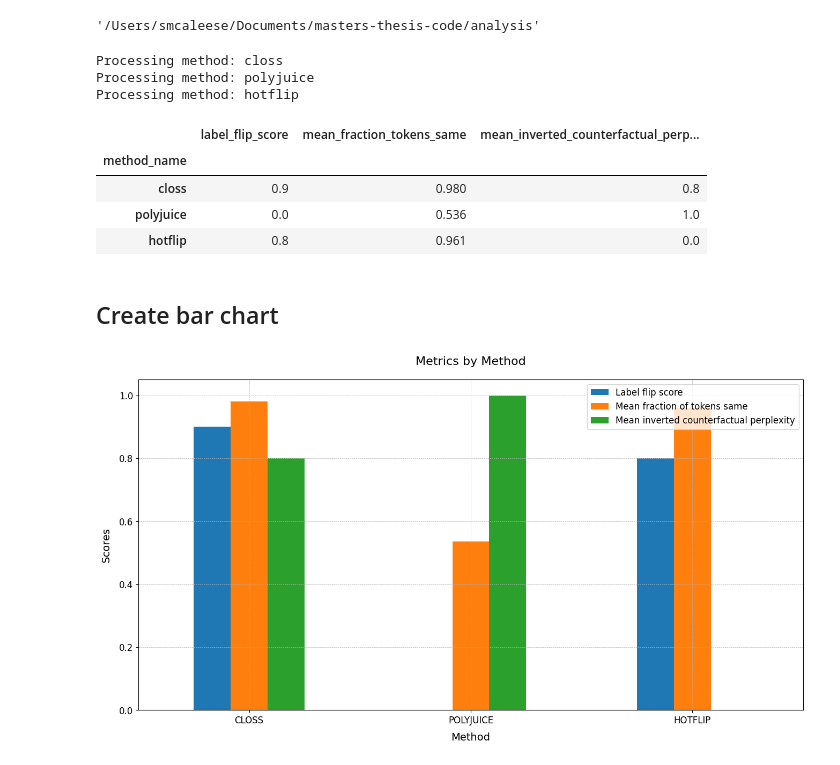
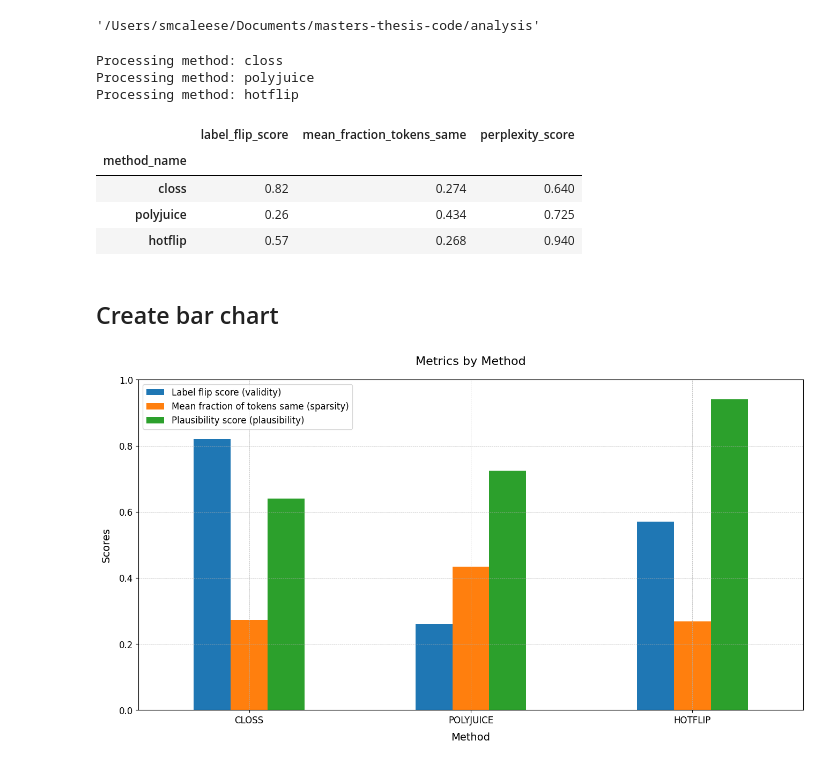
Before and after one commit to smcaleese/text-counterfactual-explanation-methods, a Jupyter notebook: analysis/results-analysis.ipynb, the cells around one changed output. Drawn from its saved outputs; the diff is of its cells as text; code cells hidden in the pictures.

Commit message:
Added new perplexity score, sst_formatter for CLOSS

```diff
--- a/analysis/results-analysis.ipynb
+++ b/analysis/results-analysis.ipynb
@@ -17,12 +17,17 @@ Metrics to calculate:
 # %% [output]
 '/Users/smcaleese/Documents/masters-thesis-code/analysis'
 # %%
+def calculate_perplexity_score(counterfactual_perplexity, original_perplexity):
+    ratio = counterfactual_perplexity / original_perplexity
+    score = 1 - (ratio - 1)
+    return round(score, 3)
+
 def calculate_metrics(df, precision=3):
     """Calculate and round metrics from the given DataFrame."""
     metrics = {
         "label_flip_score": df["found_flip"].mean(),
         "mean_fraction_tokens_same": df["frac_tokens_same"].mean(),
-        "mean_inverted_counterfactual_perplexity": 1 / df["counterfactual_perplexity"].mean(),
+        "perplexity_score": calculate_perplexity_score(df["counterfactual_perplexity"].mean(), df["original_perplexity"].mean())
     }
     return {key: round(value, precision) for key, value in metrics.items()}
 
@@ -37,7 +42,7 @@ def process_csv_files(directory):
         "method_name": [],
         "label_flip_score": [],
         "mean_fraction_tokens_same": [],
-        "mean_inverted_counterfactual_perplexity": [],
+        "perplexity_score": [],
     }
 
     for file in os.listdir(directory):
@@ -58,11 +63,6 @@ output_dir = "../output"
 # Collect data from the CSV files
 data = process_csv_files(output_dir)
 
-# Normalize the mean inverted counterfactual perplexity
-data["mean_inverted_counterfactual_perplexity"] = min_max_normalize(
-    data["mean_inverted_counterfactual_perplexity"]
-)
-
 # Display the final dataframe
 df = pd.DataFrame(data).set_index("method_name")
 df.head()
@@ -70,31 +70,34 @@ df.head()
 Processing method: closs
 Processing method: polyjuice
 Processing method: hotflip
-|  | label_flip_score | mean_fraction_tokens_same | mean_inverted_counterfactual_perp... |
+|  | label_flip_score | mean_fraction_tokens_same | perplexity_score |
 | method_name |  |  |  |
-| closs | 0.9 | 0.980 | 0.8 |
-| polyjuice | 0.0 | 0.536 | 1.0 |
-| hotflip | 0.8 | 0.961 | 0.0 |
+| closs | 0.82 | 0.274 | 0.640 |
+| polyjuice | 0.26 | 0.434 | 0.725 |
+| hotflip | 0.57 | 0.268 | 0.940 |
 # %% [markdown]
 ## Create bar chart
 # %%
 import matplotlib.pyplot as plt
 
 # plt.style.use('ggplot')
 plt.style.use('default')
 
 ax = df.plot.bar(figsize=(16, 8), fontsize=12)
 ax.set_title('Metrics by Method', fontsize=16, pad=20)
 
 ax.set_xlabel('Method', fontsize=14, labelpad=10)
 ax.set_xticklabels(df.index.str.upper(), rotation=0, ha='center', fontsize=12)
 
 ax.set_ylabel('Scores', fontsize=14, labelpad=10)
+ax.set_ylim([0, 1])
 
-ax.legend(labels=["Label flip score", "Mean fraction of tokens same", "Mean inverted counterfactual perplexity"], fontsize=12)
+ax.legend(labels=["Label flip score (validity)", "Mean fraction of tokens same (sparsity)", "Plausibility score (plausibility)"], fontsize=12)
 ax.grid(True, which='both', linestyle='--', linewidth=0.5)
+
+plt.savefig("results.png", dpi=300)
 # %% [output]
-[figure, old version]
+[figure, new version]
 # %%
 import pandas as pd
 import plotly.graph_objects as go
```
Also changed, not shown: parts of 1 cell of this notebook, 9 other files.
